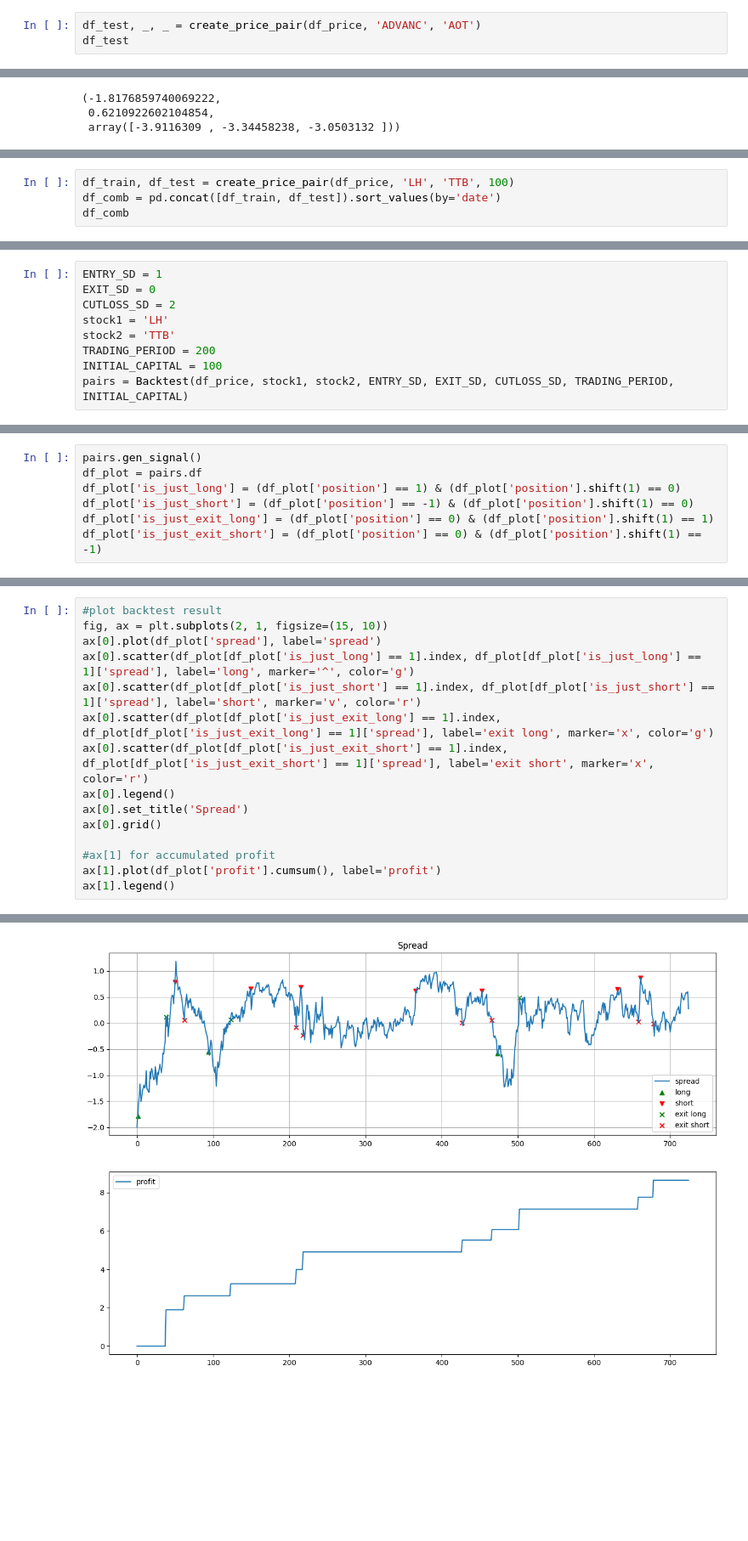
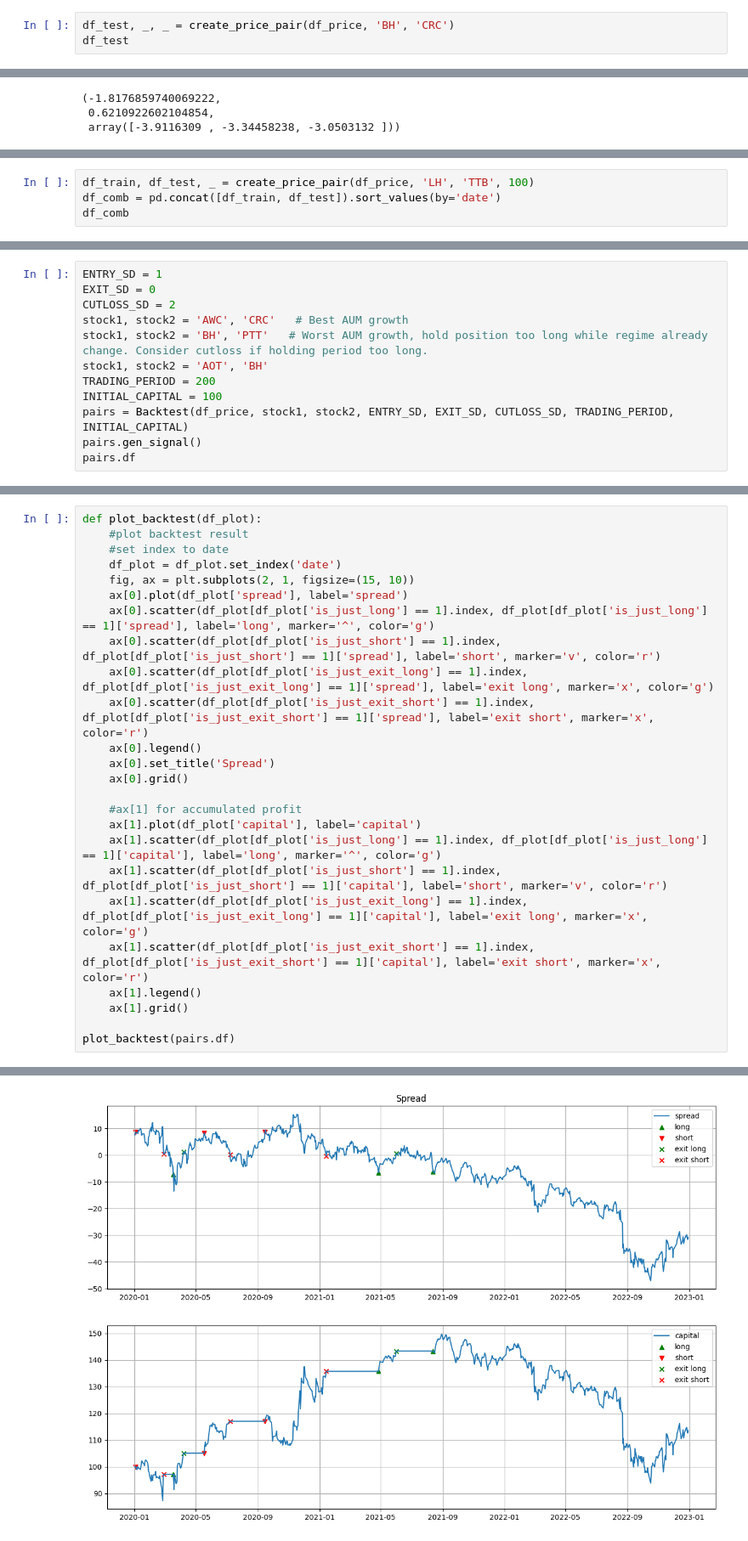
Before and after one commit to Mezoantrop/statarb, a Jupyter notebook: notebook/pair_trade.ipynb, the cells around one changed output, grey strips where cells are left out. Shown at 85% size. Drawn from its saved outputs; the diff is of its cells as text; blank space fills up the shorter version.

```diff
--- a/notebook/pair_trade.ipynb
+++ b/notebook/pair_trade.ipynb
@@ -144,6 +161,6 @@ def create_price_pair(df, stock1, stock2, TRADING_PERIOD=None):
     df_test['zscore'] = (df_test['spread'] - df_train['spread'].mean()) / df_train['spread'].std()
     return df_train, df_test, beta
 # %%
-df_test, _, _ = create_price_pair(df_price, 'ADVANC', 'AOT')
+df_test, _, _ = create_price_pair(df_price, 'BH', 'CRC')
 df_test
 # %% [output]
@@ -213,5 +220,5 @@ KeyError: 'pvalue'
 # %%
-df_train, df_test = create_price_pair(df_price, 'LH', 'TTB', 100)
+df_train, df_test, _ = create_price_pair(df_price, 'LH', 'TTB', 100)
 df_comb = pd.concat([df_train, df_test]).sort_values(by='date')
 df_comb
 # %% [output]
@@ -425,8 +443,11 @@ class Backtest:
 ENTRY_SD = 1
 EXIT_SD = 0
 CUTLOSS_SD = 2
-stock1 = 'LH'
-stock2 = 'TTB'
+stock1, stock2 = 'AWC', 'CRC'   # Best AUM growth
+stock1, stock2 = 'BH', 'PTT'   # Worst AUM growth, hold position too long while regime already change. Consider cutloss if holding period too long.
+stock1, stock2 = 'AOT', 'BH'
 TRADING_PERIOD = 200
 INITIAL_CAPITAL = 100
 pairs = Backtest(df_price, stock1, stock2, ENTRY_SD, EXIT_SD, CUTLOSS_SD, TRADING_PERIOD, INITIAL_CAPITAL)
+pairs.gen_signal()
+pairs.df
@@ -433,7 +467,0 @@ pairs = Backtest(df_price, stock1, stock2, ENTRY_SD, EXIT_SD, CUTLOSS_SD, TRADIN
-# %%
-pairs.gen_signal()
-df_plot = pairs.df
-df_plot['is_just_long'] = (df_plot['position'] == 1) & (df_plot['position'].shift(1) == 0)
-df_plot['is_just_short'] = (df_plot['position'] == -1) & (df_plot['position'].shift(1) == 0)
-df_plot['is_just_exit_long'] = (df_plot['position'] == 0) & (df_plot['position'].shift(1) == 1)
-df_plot['is_just_exit_short'] = (df_plot['position'] == 0) & (df_plot['position'].shift(1) == -1)
@@ -486,16 +487,26 @@ pairs.df_txn
 # %%
-#plot backtest result
-fig, ax = plt.subplots(2, 1, figsize=(15, 10))
-ax[0].plot(df_plot['spread'], label='spread')
-ax[0].scatter(df_plot[df_plot['is_just_long'] == 1].index, df_plot[df_plot['is_just_long'] == 1]['spread'], label='long', marker='^', color='g')
-ax[0].scatter(df_plot[df_plot['is_just_short'] == 1].index, df_plot[df_plot['is_just_short'] == 1]['spread'], label='short', marker='v', color='r')
-ax[0].scatter(df_plot[df_plot['is_just_exit_long'] == 1].index, df_plot[df_plot['is_just_exit_long'] == 1]['spread'], label='exit long', marker='x', color='g')
-ax[0].scatter(df_plot[df_plot['is_just_exit_short'] == 1].index, df_plot[df_plot['is_just_exit_short'] == 1]['spread'], label='exit short', marker='x', color='r')
-ax[0].legend()
-ax[0].set_title('Spread')
-ax[0].grid()
+def plot_backtest(df_plot):
+    #plot backtest result
+    #set index to date
+    df_plot = df_plot.set_index('date')
+    fig, ax = plt.subplots(2, 1, figsize=(15, 10))
+    ax[0].plot(df_plot['spread'], label='spread')
+    ax[0].scatter(df_plot[df_plot['is_just_long'] == 1].index, df_plot[df_plot['is_just_long'] == 1]['spread'], label='long', marker='^', color='g')
+    ax[0].scatter(df_plot[df_plot['is_just_short'] == 1].index, df_plot[df_plot['is_just_short'] == 1]['spread'], label='short', marker='v', color='r')
+    ax[0].scatter(df_plot[df_plot['is_just_exit_long'] == 1].index, df_plot[df_plot['is_just_exit_long'] == 1]['spread'], label='exit long', marker='x', color='g')
+    ax[0].scatter(df_plot[df_plot['is_just_exit_short'] == 1].index, df_plot[df_plot['is_just_exit_short'] == 1]['spread'], label='exit short', marker='x', color='r')
+    ax[0].legend()
+    ax[0].set_title('Spread')
+    ax[0].grid()
 
-#ax[1] for accumulated profit
-ax[1].plot(df_plot['profit'].cumsum(), label='profit')
-ax[1].legend()
+    #ax[1] for accumulated profit
+    ax[1].plot(df_plot['capital'], label='capital')
+    ax[1].scatter(df_plot[df_plot['is_just_long'] == 1].index, df_plot[df_plot['is_just_long'] == 1]['capital'], label='long', marker='^', color='g')
+    ax[1].scatter(df_plot[df_plot['is_just_short'] == 1].index, df_plot[df_plot['is_just_short'] == 1]['capital'], label='short', marker='v', color='r')
+    ax[1].scatter(df_plot[df_plot['is_just_exit_long'] == 1].index, df_plot[df_plot['is_just_exit_long'] == 1]['capital'], label='exit long', marker='x', color='g')
+    ax[1].scatter(df_plot[df_plot['is_just_exit_short'] == 1].index, df_plot[df_plot['is_just_exit_short'] == 1]['capital'], label='exit short', marker='x', color='r')
+    ax[1].legend()
+    ax[1].grid()
+
+plot_backtest(pairs.df)
 # %% [output]
@@ -503 +513 @@ ax[1].legend()
-[figure, old version]
+[figure, new version]
```
Also changed, not shown: parts of 23 cells of this notebook, 5 other files.
